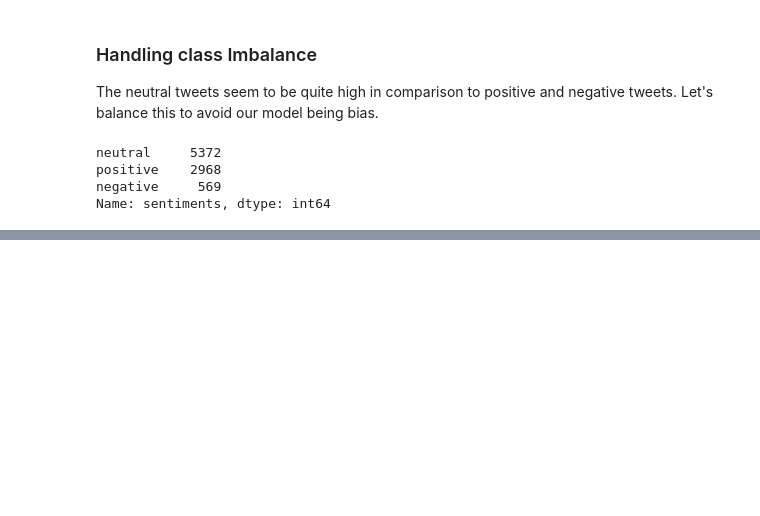
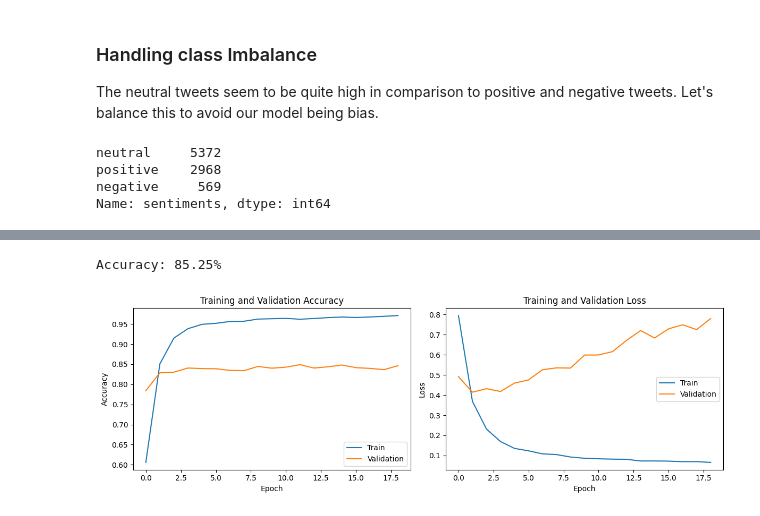
Before and after one commit to kithinji007/Sentiments-Analysis, a Jupyter notebook: Ensemble_6_Final.ipynb, the cells around one changed output, grey strips where cells are left out. Drawn from its saved outputs; the diff is of its cells as text; code cells hidden in the pictures; blank space fills up the shorter version.

```diff
--- a/Ensemble_6_Final.ipynb
+++ b/Ensemble_6_Final.ipynb
@@ -1038,0 +826,4 @@ train_and_evaluate_model(X_train_final, y_train_final, X_val, y_val, logreg, par
+# %%
+# df = df_upsampled[['final', 'sentiments_encoded']]
+df = df_upsampled.copy(deep=True)
+df
@@ -1038,0 +1179,15 @@ train_and_evaluate_model(X_train_final, y_train_final, X_val, y_val, logreg, par
+# %%
+# Compile the model for multi-class classification
+model.compile(
+    optimizer="adam",
+    loss="sparse_categorical_crossentropy",  # Use sparse categorical cross-entropy
+    metrics=["accuracy"]
+)
+# %%
+history = model.fit(
+    X_train_final, y_train_final,
+    epochs=19,
+    batch_size=32,
+    validation_data=(X_val, y_val),
+    verbose=1
+)
@@ -1038,0 +1212,35 @@ train_and_evaluate_model(X_train_final, y_train_final, X_val, y_val, logreg, par
+# %%
+scores = model.evaluate(X_test, y_test, verbose=0)
+print("Accuracy: %.2f%%" % (scores[1]*100))
+# %% [output]
+Accuracy: 85.25%
+# %%
+# Extract training and validation metrics
+train_accuracy = history.history['accuracy']
+val_accuracy = history.history['val_accuracy']
+train_loss = history.history['loss']
+val_loss = history.history['val_loss']
+
+# Create a plot for accuracy
+plt.figure(figsize=(12, 4))
+plt.subplot(1, 2, 1)
+plt.plot(train_accuracy, label='Train')
+plt.plot(val_accuracy, label='Validation')
+plt.title('Training and Validation Accuracy')
+plt.xlabel('Epoch')
+plt.ylabel('Accuracy')
+plt.legend()
+
+# Create a plot for loss
+plt.subplot(1, 2, 2)
+plt.plot(train_loss, label='Train')
+plt.plot(val_loss, label='Validation')
+plt.title('Training and Validation Loss')
+plt.xlabel('Epoch')
+plt.ylabel('Loss')
+plt.legend()
+
+plt.tight_layout()
+plt.show()
+# %% [output]
+[figure, added]
```
Also changed, not shown: parts of 89 cells of this notebook, 7 other files.
